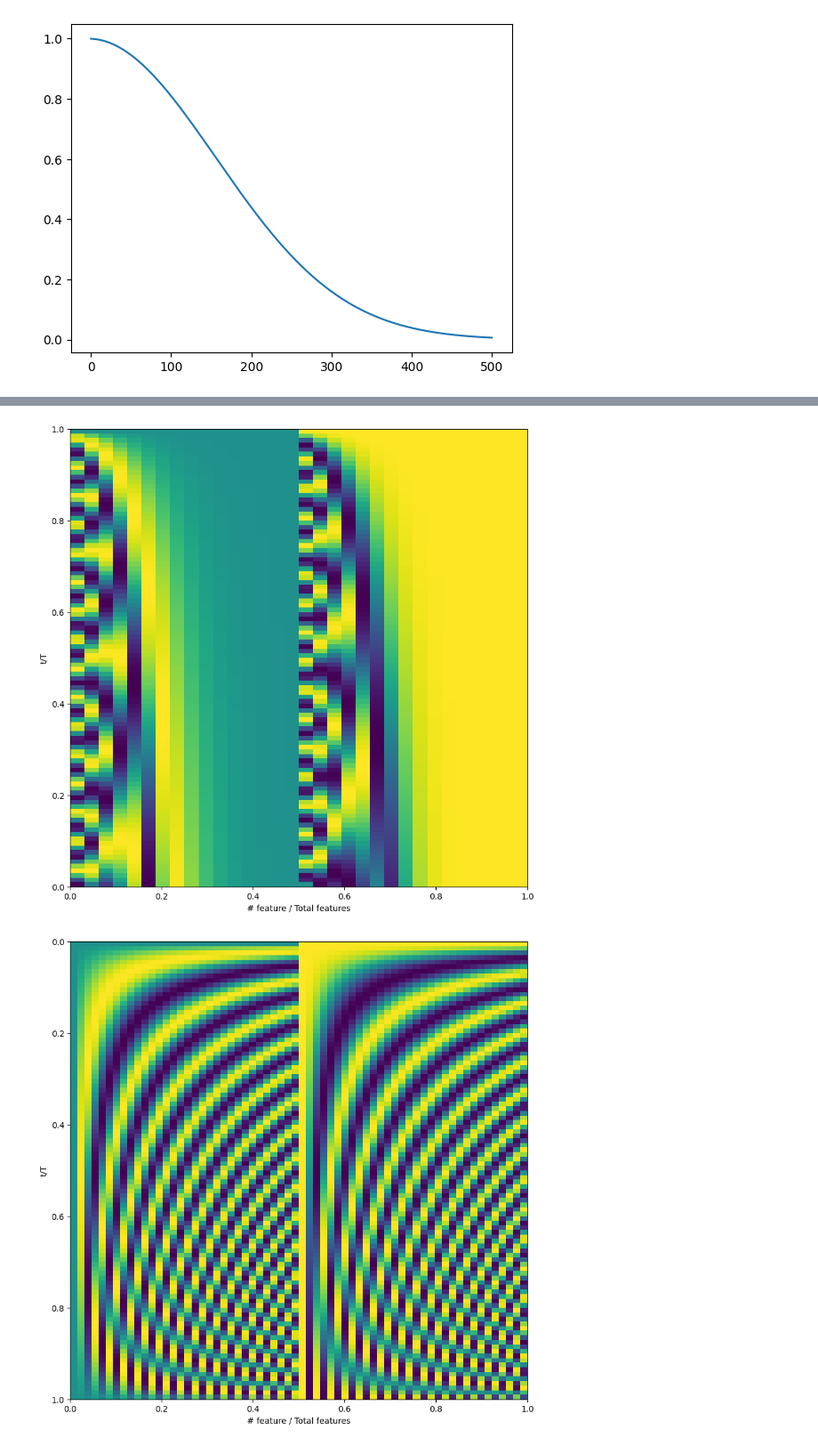
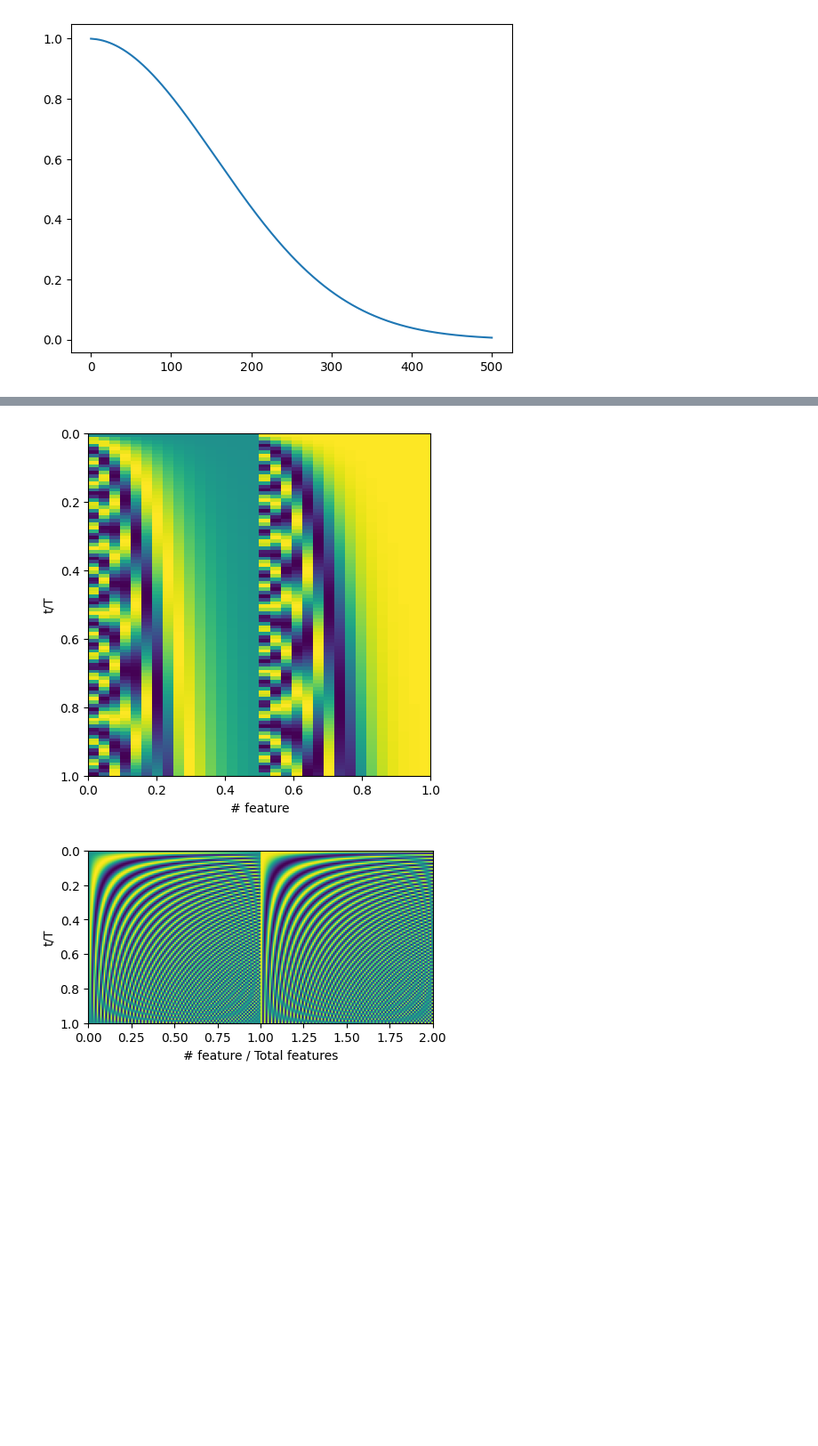
Before and after one commit to SebastianMerino/DiffusionBeamformer, a Jupyter notebook: schedule_test.ipynb, the cells around one changed output, grey strips where cells are left out. Shown at 89% size. Drawn from its saved outputs; the diff is of its cells as text; code cells hidden in the pictures; blank space fills up the shorter version.

```diff
--- a/schedule_test.ipynb
+++ b/schedule_test.ipynb
@@ -37,41 +37,41 @@ emb_dim = 32
 time = torch.arange(0,time_steps)
 device = time.device
 half_dim = emb_dim // 2
-embeddings = math.log(10000) / (half_dim - 1)
+embeddings = math.log(1000) / (half_dim - 1)
 embeddings = torch.exp(torch.arange(half_dim, device=device) * -embeddings)
 embeddings = time[:, None] * embeddings[None, :]
 embeddings = torch.cat((embeddings.sin(), embeddings.cos()), dim=-1)
 
-plt.figure(figsize=[10,10])
-plt.imshow(embeddings[:,:].to('cpu'), extent=[0,1,0,1])
-plt.xlabel('# feature / Total features')
+plt.figure(figsize=[5,5])
+plt.imshow(embeddings[:,:].to('cpu'), extent=[0,1,1,0])
+plt.xlabel('# feature')
 plt.ylabel("t/T")
 #plt.xlim(0,10)
 plt.show()
 # %% [output]
-[figure, old version]
+[figure, new version]
 # %%
 
 import math
-emb_dim = 64
+emb_dim = 200
 time_steps = 100
 time = torch.arange(0,time_steps)
 device = time.device
 half_dim = emb_dim // 2
 freqs = torch.arange(0,half_dim) / half_dim * math.pi
 # embeddings = torch.exp(torch.arange(half_dim, device=device) * -embeddings)
 embeddings = time[:, None]/time_steps*half_dim * freqs[None, :]
 embeddings = torch.cat((embeddings.sin(), embeddings.cos()), dim=-1)
 
 
-plt.figure(figsize=[10,10])
-plt.imshow(embeddings[:,:].to('cpu'), extent=[0,1,1,0])
+plt.figure(figsize=[5,5])
+plt.imshow(embeddings[:,:].to('cpu'), extent=[0,2,1,0])
 plt.xlabel('# feature / Total features')
 plt.ylabel("t/T")
 #plt.xlim(0,10)
 plt.show()
 # %% [output]
-[figure, old version]
+[figure, new version]
 # %%
 import math
 emb_dim = 32
```
Also changed, not shown: parts of 2 cells of this notebook, 2 other files.
